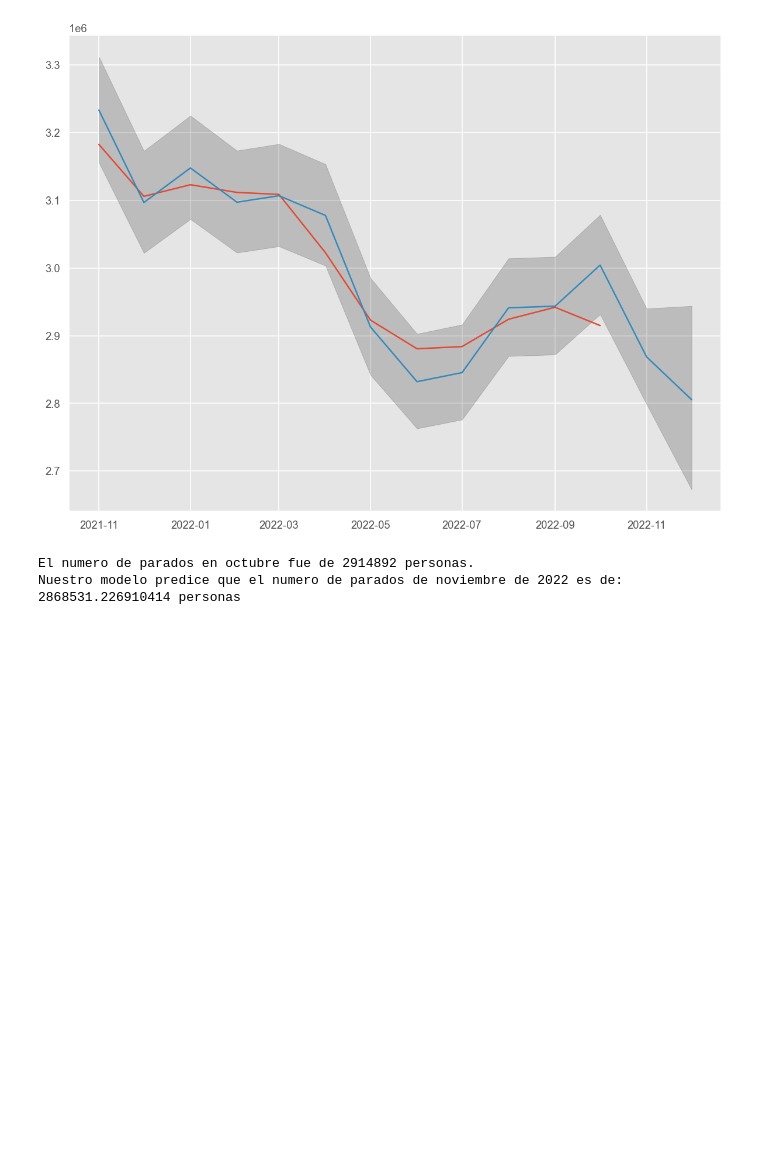
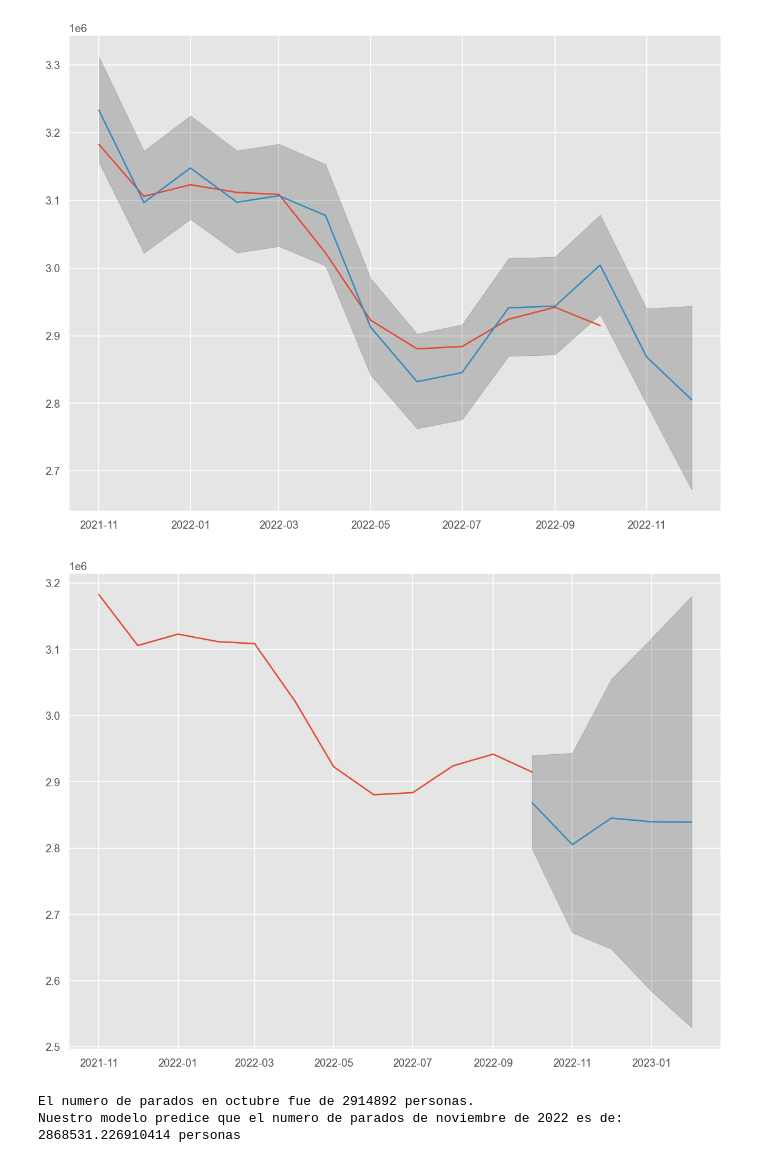
Before and after one commit to MartaSimon/ML_A2, a Jupyter notebook: scriptMarta.ipynb, the cells around one changed output. Cells and saved outputs as stored; diff of their text form; code cells hidden in the pictures; blank space fills up the shorter version.

Commit message:
Empezando sarimax. Dos formas de pintar predicciones SARIMA.

```diff
--- a/scriptMarta.ipynb
+++ b/scriptMarta.ipynb
@@ -340,6 +340,41 @@ plt.plot(yhat)
 plt.show()
 # %% [output]
 [figure]
+# %%
+# Plot prediction of out_of_sample and confidence intervals
+start = 250
+horizon = 5 # El mes siguiente
+end = df_unemployment["TOTAL"].shape[0] + horizon
+
+pred = sarima_fit.get_forecast(steps=horizon, dynamic=False)
+yhat = pred.predicted_mean
+yhat_conf_int = pred.conf_int(alpha=0.05)
+
+#Undo Box-cox transform if necessary
+if BOX_COX:
+    yhat = sp.special.inv_boxcox(yhat, lmbda)
+    yhat_conf_int = sp.special.inv_boxcox(yhat_conf_int, lmbda)
+
+# Obtener las fechas de la prediccion (indice de fecha en nuestro df)
+dates_to_plot = []
+num_index = np.arange(start, end+1)
+for i in range(0, horizon):
+    # Vamos añadiendo meses para pintar el indice de yhat
+    d = df_unemployment.index[-1] + pd.DateOffset(months=i)
+    dates_to_plot.append(d)
+
+yhat.index = dates_to_plot
+yhat_conf_int.index = dates_to_plot
+initial_date = df_unemployment.index[start]
+plt.figure()
+plt.fill_between(yhat_conf_int.index,
+                yhat_conf_int.iloc[:, 0],
+                yhat_conf_int.iloc[:, 1], color='k', alpha=.2)
+plt.plot(df_unemployment["TOTAL"].loc[initial_date:])
+plt.plot(yhat)
+plt.show()
+# %% [output]
+[figure, added]
 # %%
 # Ahora podemos obtener el numero de personas que predice nuestro modelo
 num_parados_noviembre = yhat.loc["2022-11-01"]
```
Also changed, not shown: parts of 1 cell of this notebook.
